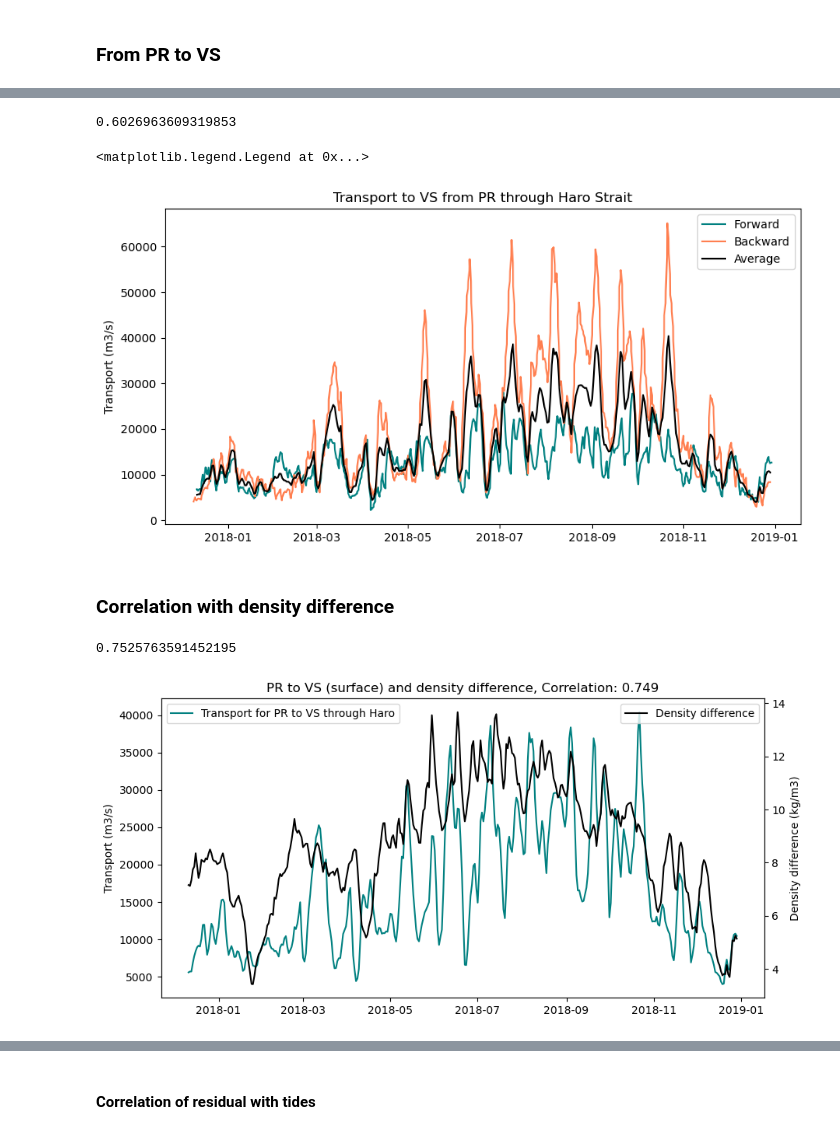
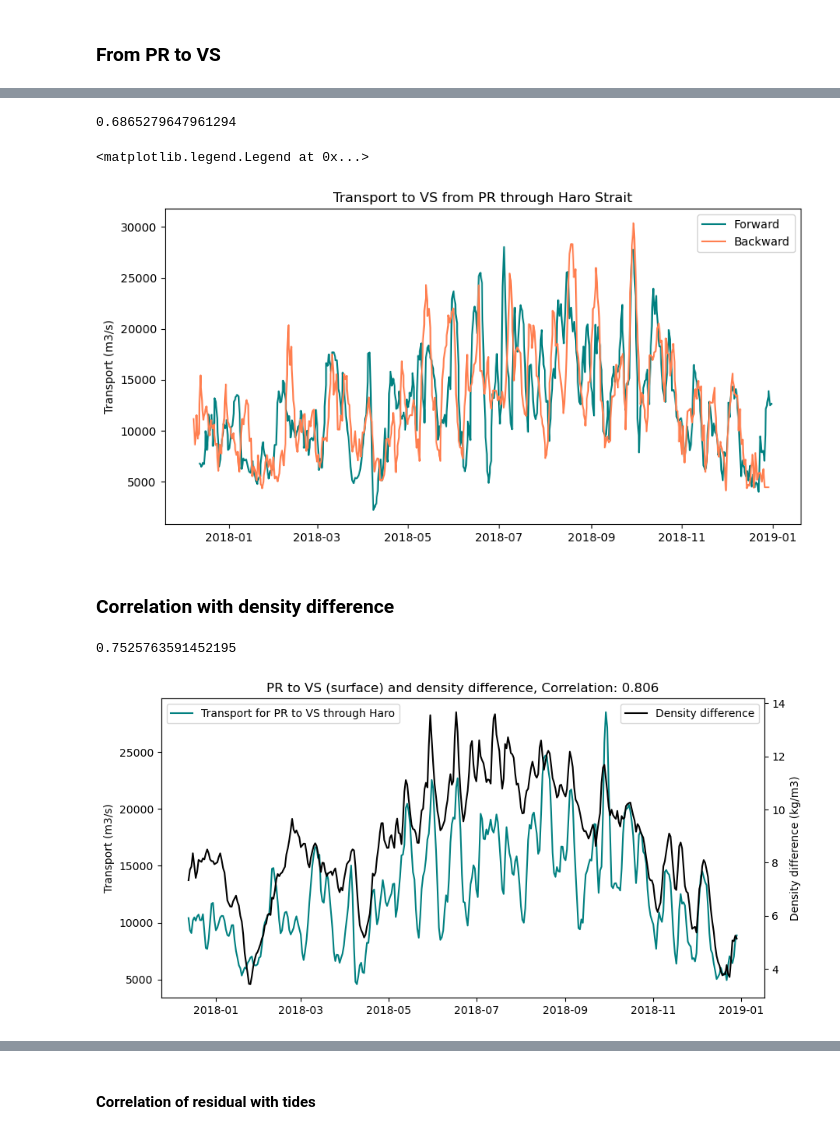
Before and after one commit to SalishSeaCast/analysis-camryn, a Jupyter notebook: Ariane/daily_shift_straits.ipynb, the cells around one changed output, grey strips where cells are left out. Drawn from its saved outputs; the diff is of its cells as text; code cells hidden in the pictures.

```diff
--- a/Ariane/daily_shift_straits.ipynb
+++ b/Ariane/daily_shift_straits.ipynb
@@ -229,7 +229,7 @@ df = interp.interp1d(mesh.z,mesh.gdepw_1d) # Interpolate to get same binning sch
 import warnings
 warnings.filterwarnings('ignore', category=RuntimeWarning)
 
-files = ['forVStoPR_haro','backVStoPR_haro','forPR_haro','backpr_haro']
+files = ['forVStoPR_haro','backVStoPR_haro','forPR_haro','backvs_haro']
 
 starttime = 1
 endtime = 24
@@ -252,7 +252,7 @@ for i,file in enumerate(files):
     dict_i = {}
 
     for date in dates:
-        name = '/ocean/cstang/MOAD/analysis-camryn/Ariane/' + file + '/for_straight_' + date + '_s1t35/ariane_positions_quantitative.nc'
+        name = '/ocean/cstang/MOAD/analysis-camryn/Ariane/' + file + '/' + date + '_s1t35/ariane_positions_quantitative.nc'
 
         if os.path.isfile(name):
             dict_i[date] = xr.open_dataset(name)
@@ -561,7 +571,7 @@ fig.legend()
 ### From PR to VS
 # %%
 PRtoVS_harol = sectransp_2018['forPR_haro'][6]
-PRtoVS_harobl = sectransp_2018['backpr_haro'][6]
+PRtoVS_harobl = sectransp_2018['backvs_haro'][6]
 
 PRtoVS_haro = pd.Series(PRtoVS_harol,index=datelist_vs)
 PRtoVS_harob = pd.Series(PRtoVS_harobl,index=datelist_vs)
@@ -620,23 +626,23 @@ print(base_arr[i_base_haro],factor_arr[i_factor_haro])
 # %%
 PRtoVS_haro_sh = shift_time(PRtoVS_haro,age_2018['forPR_haro'][6],datelist_vs,base_haro[0],factor_haro[0])
-PRtoVS_harob_sh = shift_time(PRtoVS_harob,age_2018['backpr_haro'][6],datelist_vs,-base_haro[0],-factor_haro[0])
+PRtoVS_harob_sh = shift_time(PRtoVS_harob,age_2018['backvs_haro'][6],datelist_vs,-base_haro[0],-factor_haro[0])
 
 PRtoVS_haro_m,PRtoVS_harob_m,c2,PRtoVS_haro_avg = merge(PRtoVS_haro_sh,PRtoVS_harob_sh)
 print(c2)
 # %% [output]
-0.6026963609319853
+0.6865279647961294
 # %%
 fig,ax = plt.subplots(1,1,figsize=(10,5))
 
 ax.plot(PRtoVS_haro_m,color='teal',label='Forward')
 ax.plot(PRtoVS_harob_m,color='coral',label='Backward')
-ax.plot(PRtoVS_haro_avg.dropna(),color='black',label='Average')
+# ax.plot(PRtoVS_haro_avg.dropna(),color='black',label='Average')
 ax.set_ylabel('Transport (m3/s)')
 ax.set_title('Transport to VS from PR through Haro Strait')
 ax.legend()
 # %% [output]
 <matplotlib.legend.Legend at 0x...>
-[figure, old version]
+[figure, new version]
 # %% [markdown]
 ### Correlation with density difference
 # %%
@@ -661,7 +667,7 @@ ax.set_title(f'PR to VS (surface) and density difference, Correlation: {np.round
 print(corr_VStoHaro_dens)
 # %% [output]
 0.7525763591452195
-[figure, old version]
+[figure, new version]
 # %%
 slope,intercept = np.polyfit(densdiff_vs,PRtoVS_haro_avg.dropna(),1)
 ddline_haro = slope*densdiff_vs+intercept
```
Also changed, not shown: parts of 30 cells of this notebook.
